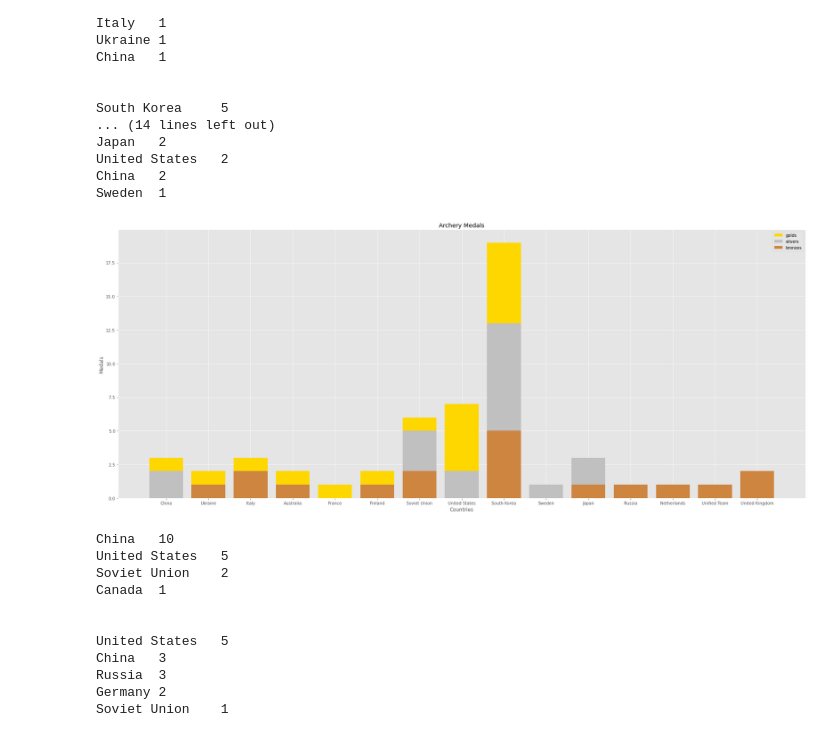
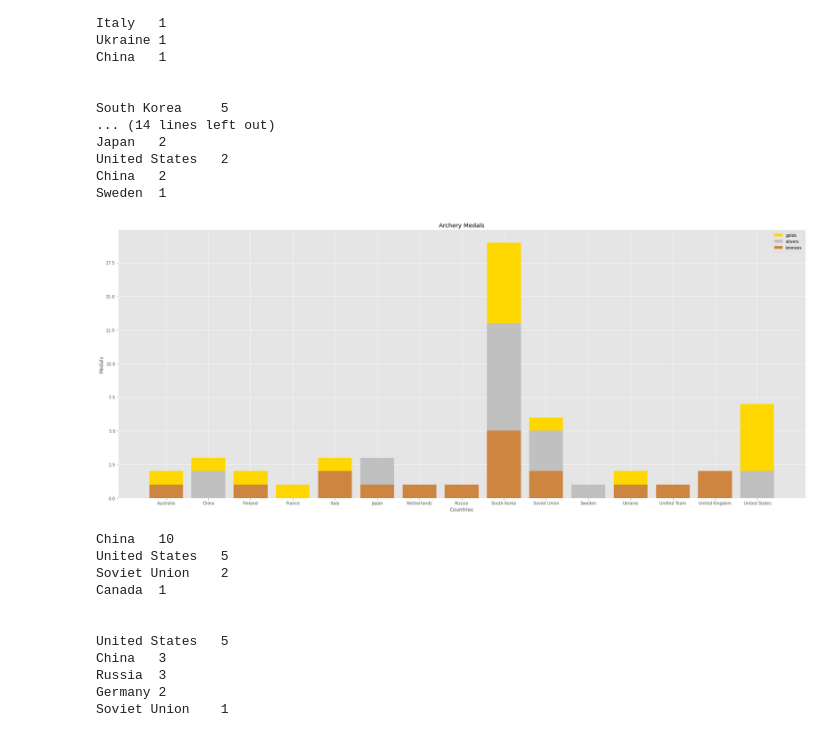
Before and after one commit to fdac20/Olympics, a Jupyter notebook: code/AnalyzeData.ipynb, the cells around one changed output. Cells and saved outputs as stored; diff of their text form; code cells hidden in the pictures.

Commit message:
sorted countries on charts

```diff
--- a/code/AnalyzeData.ipynb
+++ b/code/AnalyzeData.ipynb
@@ -173,6 +173,8 @@ def plotTogetherLists(gold, silver, bronze, title):
             countries.append(item[0])
         else:
             exist = 0
+
+    countries.sort()
 
     exist = 0
     for item in countries:
@@ -202,34 +204,34 @@ def plotTogetherLists(gold, silver, bronze, title):
             bronzelist.append(int(0))
         else:
             exist = 0
 
     f = plt.figure (figsize=(30, 12))
     golds = np.array(goldlist)
     bronzes = np.array(bronzelist)
     silvers = np.array(silverlist)
     ind = [x for x, _ in enumerate(countries)]
 
     plt.bar(ind, golds, width=0.8, label='golds', color='gold', bottom=silvers+bronzes)
     plt.bar(ind, silvers, width=0.8, label='silvers', color='silver', bottom=bronzes)
     plt.bar(ind, bronzes, width=0.8, label='bronzes', color='#CD853F')
 
     plt.xticks(ind, countries)
     plt.ylabel("Medals")
     plt.xlabel("Countries")
     plt.legend(loc="upper right")
     plt.title(title)
 
     plt.show()
 
 
 
 goldARS = goldAS [ 0:len(goldAS) ] [::-1]
 silverARS = silverAS [ 0:len(silverAS) ] [::-1]
 bronzeARS = bronzeAS [ 0:len(bronzeAS) ] [::-1]
 #plotThreeLists(goldARS,silverARS,bronzeARS, "Archery Medals")
 plotTogetherLists(goldARS, silverARS, bronzeARS, "Archery Medals")
 # %% [output]
-[figure, old version]
+[figure, new version]
 # %%
 diving3 = open('../data/diving3.txt','r')
 (goldD3S, bronzeD3S, silverD3S) = readData(diving3)
```
Also changed, not shown: parts of 5 cells of this notebook.
